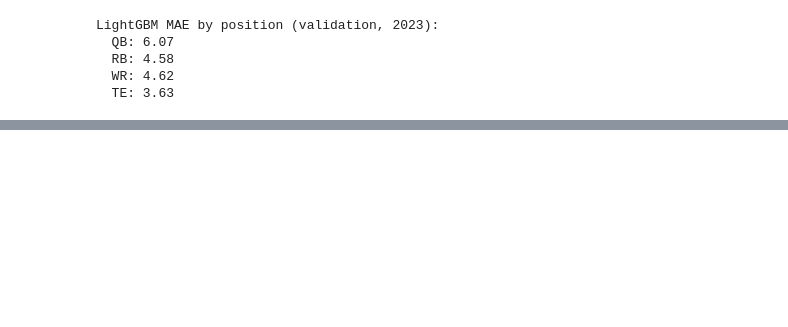
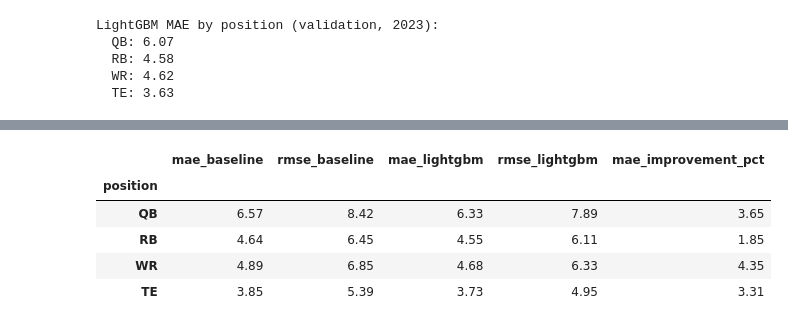
Before and after one commit to khylecalimlim/ESPNFantasyPredictor, a Jupyter notebook: notebooks/02_projection_model.ipynb, the cells around one changed output, grey strips where cells are left out. Saved outputs shown, nothing was run; the diff lists cells and outputs as text; code cells hidden in the pictures; blank space fills up the shorter version.

```diff
--- a/notebooks/02_projection_model.ipynb
+++ b/notebooks/02_projection_model.ipynb
@@ -240,0 +246,23 @@ LightGBM MAE by position (validation, 2023):
+# %%
+from projection_model import evaluate_by_position
+
+test_baseline_pred = baseline_predict(test, position_fallback)
+test_model_pred = model.predict(test[FEATURE_COLUMNS])
+
+baseline_eval = evaluate_by_position(test["fantasy_points"], test_baseline_pred, test["position"])
+model_eval = evaluate_by_position(test["fantasy_points"], pd.Series(test_model_pred, index=test.index), test["position"])
+
+comparison = baseline_eval[["mae", "rmse"]].join(
+    model_eval[["mae", "rmse"]], lsuffix="_baseline", rsuffix="_lightgbm"
+)
+comparison["mae_improvement_pct"] = (
+    (comparison["mae_baseline"] - comparison["mae_lightgbm"]) / comparison["mae_baseline"] * 100
+)
+comparison.round(2)
+# %% [output]
+|  | mae_baseline | rmse_baseline | mae_lightgbm | rmse_lightgbm | mae_improvement_pct |
+| position |  |  |  |  |  |
+| QB | 6.57 | 8.42 | 6.33 | 7.89 | 3.65 |
+| RB | 4.64 | 6.45 | 4.55 | 6.11 | 1.85 |
+| WR | 4.89 | 6.85 | 4.68 | 6.33 | 4.35 |
+| TE | 3.85 | 5.39 | 3.73 | 4.95 | 3.31 |
```
Also changed, not shown: parts of 4 cells of this notebook, 1 other file.
